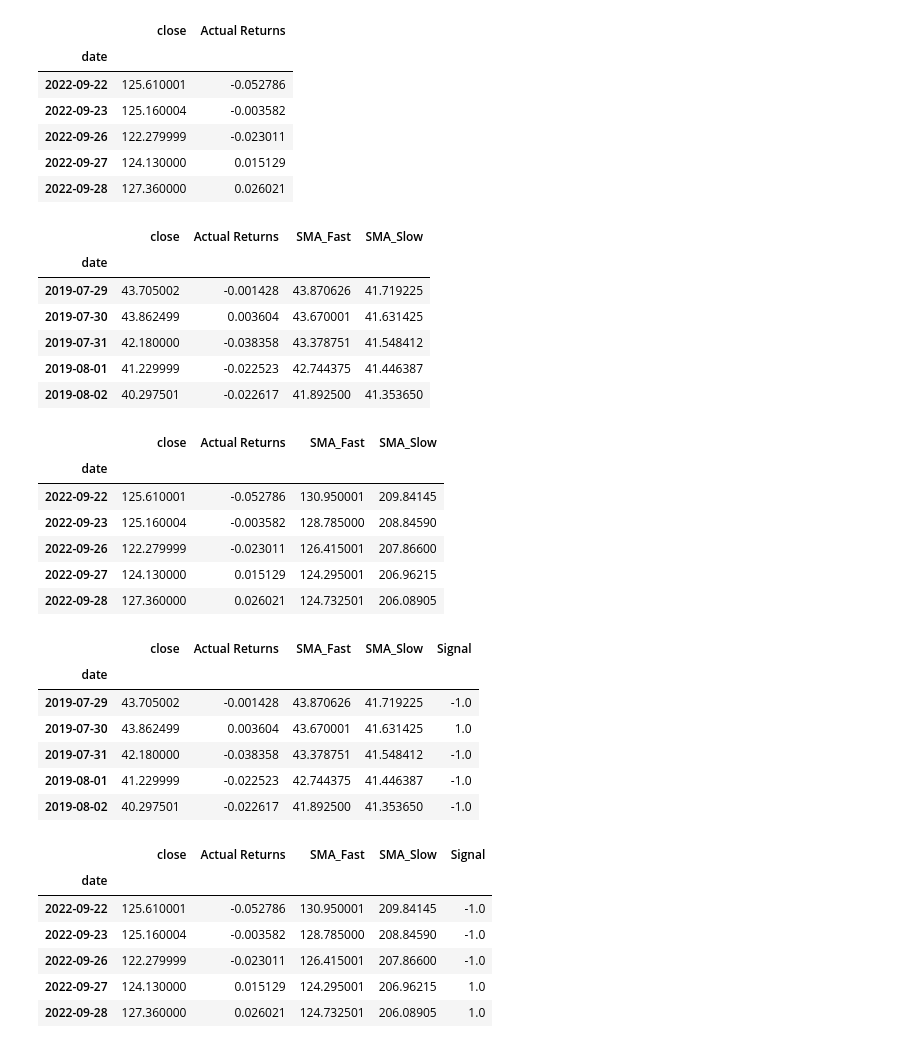
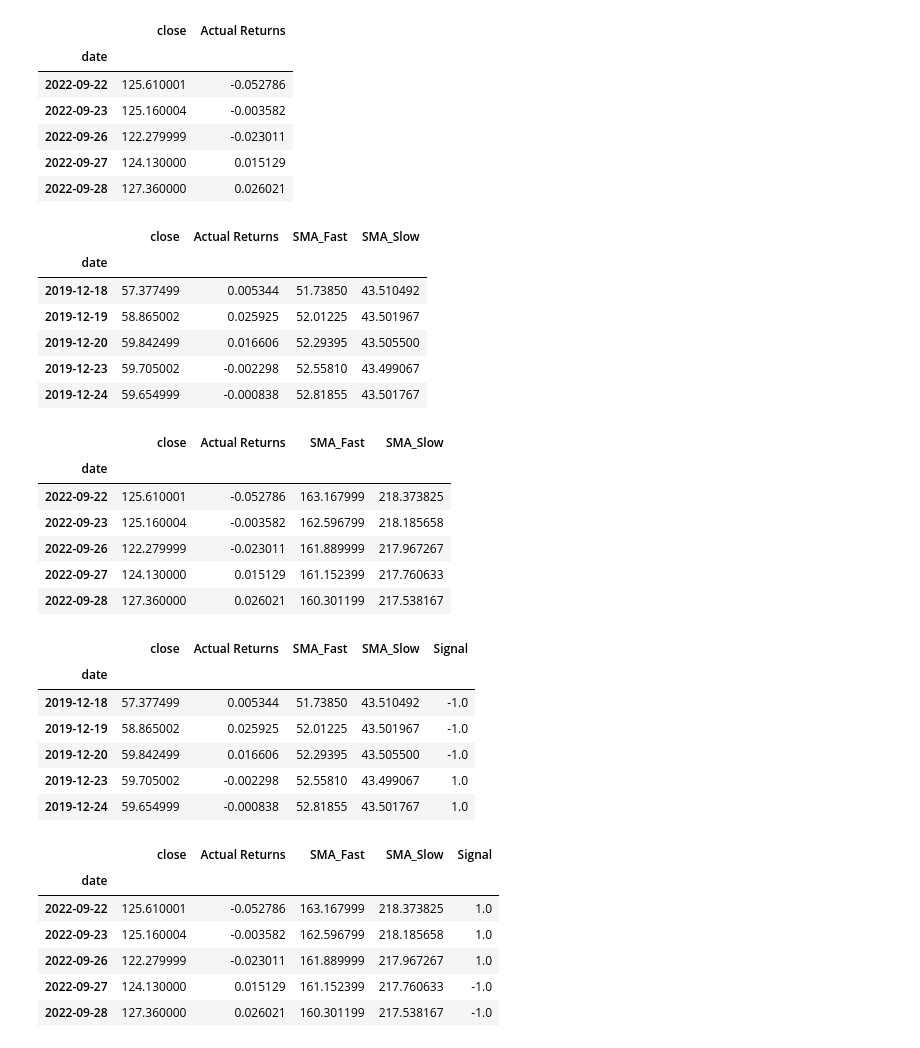
Before and after one commit to jamestan8292/Trading_Bot, a Jupyter notebook: main_ml.ipynb, the cells around one changed output. Drawn from its saved outputs; the diff is of its cells as text; code cells hidden in the pictures.

```diff
--- a/main_ml.ipynb
+++ b/main_ml.ipynb
@@ -85,8 +115,8 @@ display(signals_df.tail())
 | 2022-09-28 | 127.360000 | 0.026021 |
 # %%
 # Set the short window and long window
-short_window = 4
-long_window = 200
+short_window = 50
+long_window = 300
 
 # Generate the fast and slow simple moving averages (4 and 100 days, respectively)
 signals_df['SMA_Fast'] = signals_df['close'].rolling(window=short_window).mean()
@@ -100,46 +130,46 @@ display(signals_df.tail())
 # %% [output]
 |  | close | Actual Returns | SMA_Fast | SMA_Slow |
 | date |  |  |  |  |
-| 2019-07-29 | 43.705002 | -0.001428 | 43.870626 | 41.719225 |
-| 2019-07-30 | 43.862499 | 0.003604 | 43.670001 | 41.631425 |
-| 2019-07-31 | 42.180000 | -0.038358 | 43.378751 | 41.548412 |
-| 2019-08-01 | 41.229999 | -0.022523 | 42.744375 | 41.446387 |
-| 2019-08-02 | 40.297501 | -0.022617 | 41.892500 | 41.353650 |
+| 2019-12-18 | 57.377499 | 0.005344 | 51.73850 | 43.510492 |
+| 2019-12-19 | 58.865002 | 0.025925 | 52.01225 | 43.501967 |
+| 2019-12-20 | 59.842499 | 0.016606 | 52.29395 | 43.505500 |
+| 2019-12-23 | 59.705002 | -0.002298 | 52.55810 | 43.499067 |
+| 2019-12-24 | 59.654999 | -0.000838 | 52.81855 | 43.501767 |
 |  | close | Actual Returns | SMA_Fast | SMA_Slow |
 | date |  |  |  |  |
-| 2022-09-22 | 125.610001 | -0.052786 | 130.950001 | 209.84145 |
-| 2022-09-23 | 125.160004 | -0.003582 | 128.785000 | 208.84590 |
-| 2022-09-26 | 122.279999 | -0.023011 | 126.415001 | 207.86600 |
-| 2022-09-27 | 124.130000 | 0.015129 | 124.295001 | 206.96215 |
-| 2022-09-28 | 127.360000 | 0.026021 | 124.732501 | 206.08905 |
+| 2022-09-22 | 125.610001 | -0.052786 | 163.167999 | 218.373825 |
+| 2022-09-23 | 125.160004 | -0.003582 | 162.596799 | 218.185658 |
+| 2022-09-26 | 122.279999 | -0.023011 | 161.889999 | 217.967267 |
+| 2022-09-27 | 124.130000 | 0.015129 | 161.152399 | 217.760633 |
+| 2022-09-28 | 127.360000 | 0.026021 | 160.301199 | 217.538167 |
 # %%
 # Initialize the new Signal column
 signals_df['Signal'] = 0.0
 
 # When Actual Returns are greater than or equal to 0, generate signal to buy stock long
-signals_df.loc[(signals_df['Actual Returns'] >= 0), 'Signal'] = 1
+signals_df.loc[(signals_df['Actual Returns'] >= 0), 'Signal'] = -1
 
 # When Actual Returns are less than 0, generate signal to sell stock short
-signals_df.loc[(signals_df['Actual Returns'] < 0), 'Signal'] = -1
+signals_df.loc[(signals_df['Actual Returns'] < 0), 'Signal'] = 1
 
 # Review the DataFrame
 display(signals_df.head())
 display(signals_df.tail())
 # %% [output]
 |  | close | Actual Returns | SMA_Fast | SMA_Slow | Signal |
 | date |  |  |  |  |  |
-| 2019-07-29 | 43.705002 | -0.001428 | 43.870626 | 41.719225 | -1.0 |
-| 2019-07-30 | 43.862499 | 0.003604 | 43.670001 | 41.631425 | 1.0 |
-| 2019-07-31 | 42.180000 | -0.038358 | 43.378751 | 41.548412 | -1.0 |
-| 2019-08-01 | 41.229999 | -0.022523 | 42.744375 | 41.446387 | -1.0 |
-| 2019-08-02 | 40.297501 | -0.022617 | 41.892500 | 41.353650 | -1.0 |
+| 2019-12-18 | 57.377499 | 0.005344 | 51.73850 | 43.510492 | -1.0 |
+| 2019-12-19 | 58.865002 | 0.025925 | 52.01225 | 43.501967 | -1.0 |
+| 2019-12-20 | 59.842499 | 0.016606 | 52.29395 | 43.505500 | -1.0 |
+| 2019-12-23 | 59.705002 | -0.002298 | 52.55810 | 43.499067 | 1.0 |
+| 2019-12-24 | 59.654999 | -0.000838 | 52.81855 | 43.501767 | 1.0 |
 |  | close | Actual Returns | SMA_Fast | SMA_Slow | Signal |
 | date |  |  |  |  |  |
-| 2022-09-22 | 125.610001 | -0.052786 | 130.950001 | 209.84145 | -1.0 |
-| 2022-09-23 | 125.160004 | -0.003582 | 128.785000 | 208.84590 | -1.0 |
-| 2022-09-26 | 122.279999 | -0.023011 | 126.415001 | 207.86600 | -1.0 |
-| 2022-09-27 | 124.130000 | 0.015129 | 124.295001 | 206.96215 | 1.0 |
-| 2022-09-28 | 127.360000 | 0.026021 | 124.732501 | 206.08905 | 1.0 |
+| 2022-09-22 | 125.610001 | -0.052786 | 163.167999 | 218.373825 | 1.0 |
+| 2022-09-23 | 125.160004 | -0.003582 | 162.596799 | 218.185658 | 1.0 |
+| 2022-09-26 | 122.279999 | -0.023011 | 161.889999 | 217.967267 | 1.0 |
+| 2022-09-27 | 124.130000 | 0.015129 | 161.152399 | 217.760633 | -1.0 |
+| 2022-09-28 | 127.360000 | 0.026021 | 160.301199 | 217.538167 | -1.0 |
 # %%
 signals_df['Signal'].value_counts()
 # %% [output]
```
Also changed, not shown: parts of 17 cells of this notebook.
